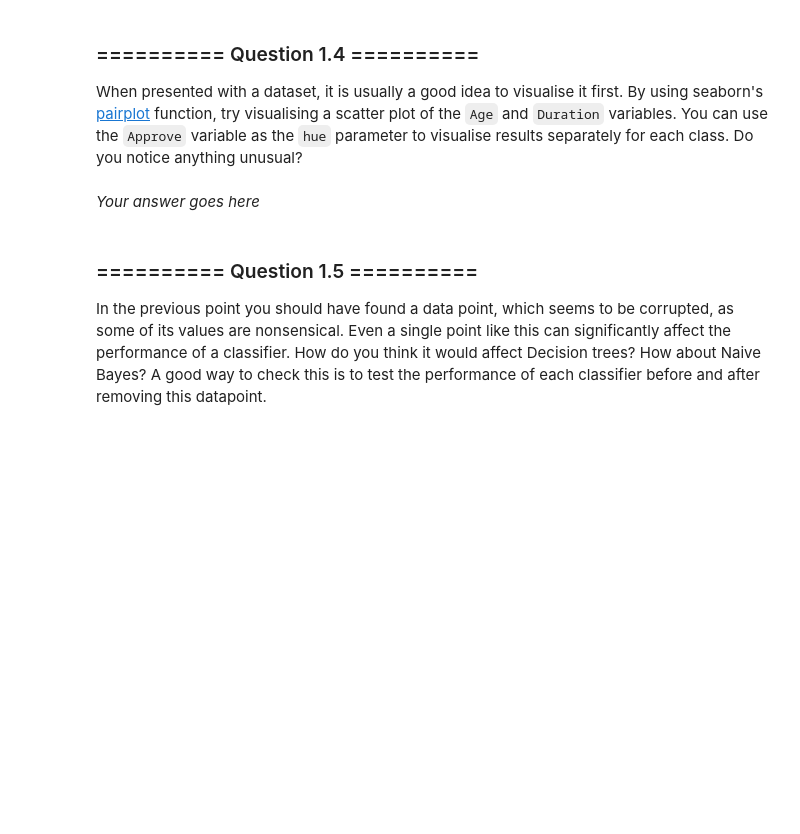
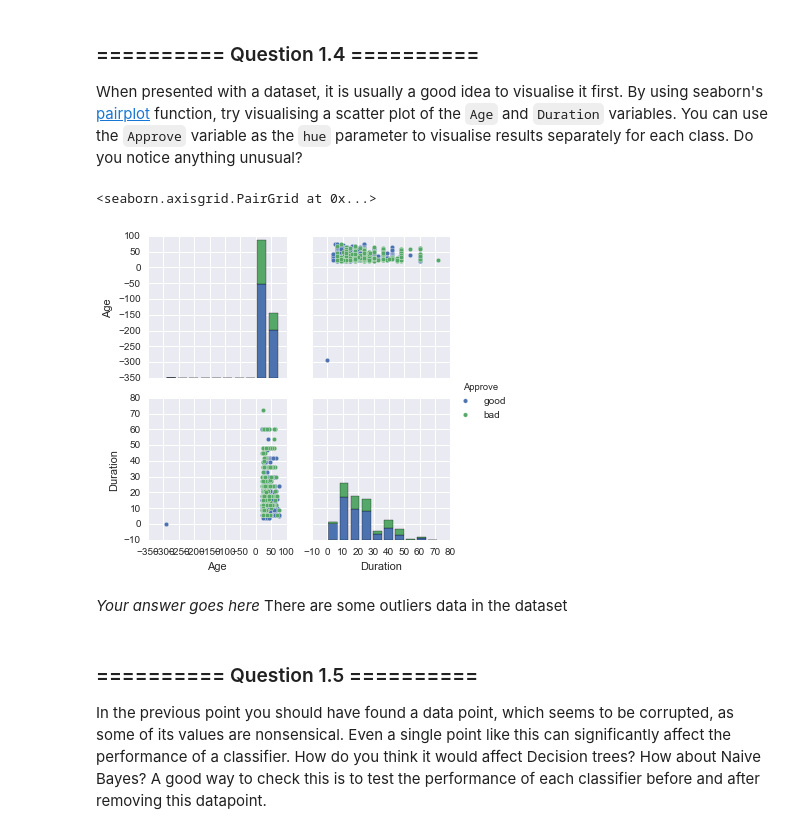
Before and after one commit to richardharmadi/iaml, a Jupyter notebook: 04_Lab_3_Decision_trees_linear_regression.ipynb, the cells around one changed output. Saved outputs shown, nothing was run; the diff lists cells and outputs as text; code cells hidden in the pictures; blank space fills up the shorter version.

```diff
--- a/04_Lab_3_Decision_trees_linear_regression.ipynb
+++ b/04_Lab_3_Decision_trees_linear_regression.ipynb
@@ -53,5 +95,13 @@ When presented with a dataset, it is usually a good idea to visualise it first.
+# %%
+# Your code goes here
+part_credit = credit[['Age','Duration','Approve']]
+sns.pairplot(part_credit,hue='Approve',kind='scatter',dropna=True)
+# %% [output]
+<seaborn.axisgrid.PairGrid at 0x...>
+[figure, added]
 # %% [markdown]
 *Your answer goes here*
+There are some outliers data in the dataset
 # %% [markdown]
 ### ========== Question 1.5 ==========
 In the previous point you should have found a data point, which seems to be corrupted, as some of its values are nonsensical. Even a single point like this can significantly affect the performance of a classifier. How do you think it would affect Decision trees? How about Naive Bayes? A good way to check this is to test the performance of each classifier before and after removing this datapoint.
```
Also changed, not shown: parts of 9 cells of this notebook.
